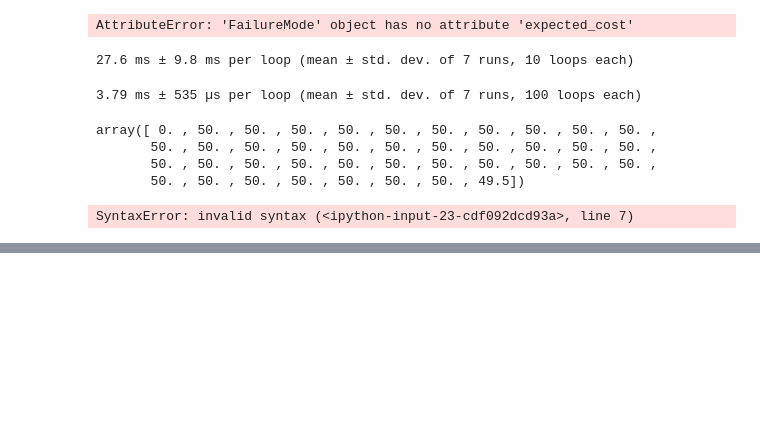
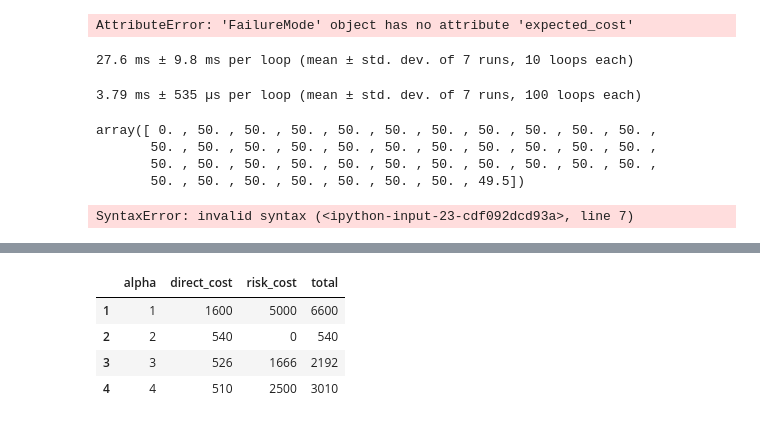
Before and after one commit to gavintreseder/pof, a Jupyter notebook: notebooks/component.ipynb, the cells around one changed output, grey strips where cells are left out. Drawn from its saved outputs; the diff is of its cells as text; code cells hidden in the pictures; blank space fills up the shorter version.

```diff
--- a/notebooks/component.ipynb
+++ b/notebooks/component.ipynb
@@ -479,0 +579,16 @@ fig.show()
+# %%
+from pof.failure_mode import FailureMode
+import pof.demo as demo
+
+fm = FailureMode.from_dict(demo.failure_mode_data["random"])
+fm.name = "fm"
+# %%
+df = fm.sensitivity("fm-dists-untreated-alpha", 0, 5)
+# %%
+df
+# %% [output]
+|  | alpha | direct_cost | risk_cost | total |
+| 1 | 1 | 1600 | 5000 | 6600 |
+| 2 | 2 | 540 | 0 | 540 |
+| 3 | 3 | 526 | 1666 | 2192 |
+| 4 | 4 | 510 | 2500 | 3010 |
```
Also changed, not shown: parts of 23 cells of this notebook, 6 other files.
